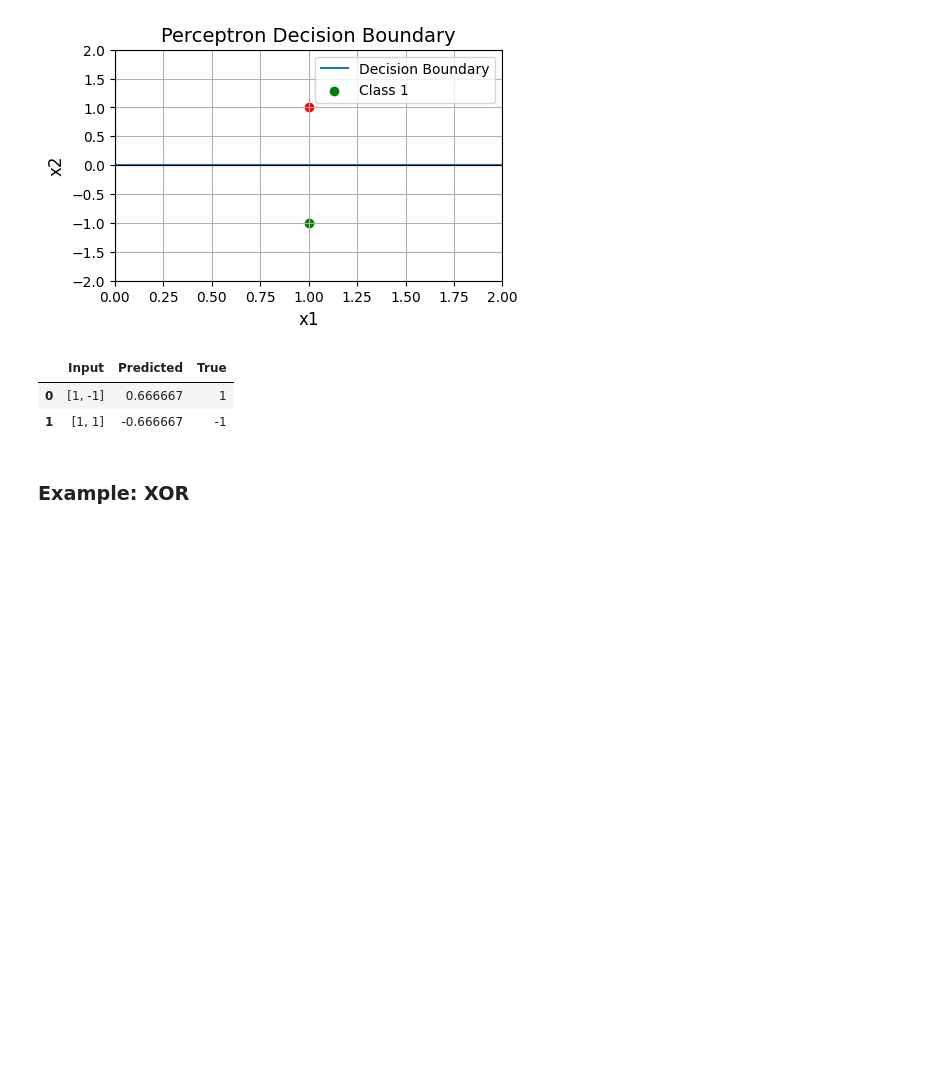
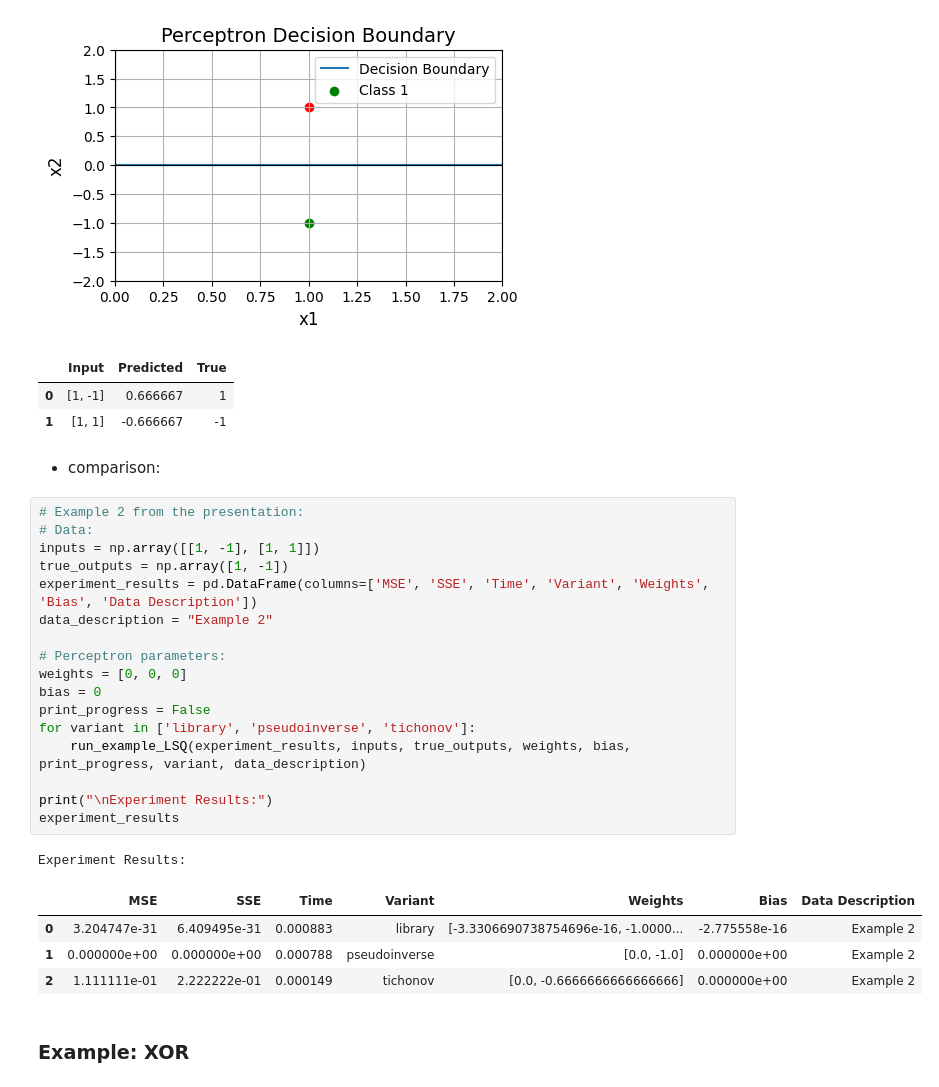
Before and after one commit to reitezuz/18NES1-2025-, a Jupyter notebook: week3/linear_neuron.ipynb, the cells around one changed output. Cells and saved outputs as stored; diff of their text form; blank space fills up the shorter version.

```diff
--- a/week3/linear_neuron.ipynb
+++ b/week3/linear_neuron.ipynb
@@ -240,6 +298,31 @@ MAE error: 0.33333333333333337
 |  | Input | Predicted | True |
 | 0 | [1, -1] | 0.666667 | 1 |
 | 1 | [1, 1] | -0.666667 | -1 |
+# %% [markdown]
+- comparison:
+# %%
+# Example 2 from the presentation:
+# Data:
+inputs = np.array([[1, -1], [1, 1]])
+true_outputs = np.array([1, -1])
+experiment_results = pd.DataFrame(columns=['MSE', 'SSE', 'Time', 'Variant', 'Weights', 'Bias', 'Data Description'])
+data_description = "Example 2"
+
+# Perceptron parameters:
+weights = [0, 0, 0]
+bias = 0
+print_progress = False
+for variant in ['library', 'pseudoinverse', 'tichonov']:
+    run_example_LSQ(experiment_results, inputs, true_outputs, weights, bias, print_progress, variant, data_description)
+
+print("\nExperiment Results:")
+experiment_results
+# %% [output]
+Experiment Results:
+|  | MSE | SSE | Time | Variant | Weights | Bias | Data Description |
+| 0 | 3.204747e-31 | 6.409495e-31 | 0.000883 | library | [-3.3306690738754696e-16, -1.0000... | -2.775558e-16 | Example 2 |
+| 1 | 0.000000e+00 | 0.000000e+00 | 0.000788 | pseudoinverse | [0.0, -1.0] | 0.000000e+00 | Example 2 |
+| 2 | 1.111111e-01 | 2.222222e-01 | 0.000149 | tichonov | [0.0, -0.6666666666666666] | 0.000000e+00 | Example 2 |
 # %% [markdown]
 ### Example: XOR
 # %%
```
Also changed, not shown: parts of 5 cells of this notebook.
